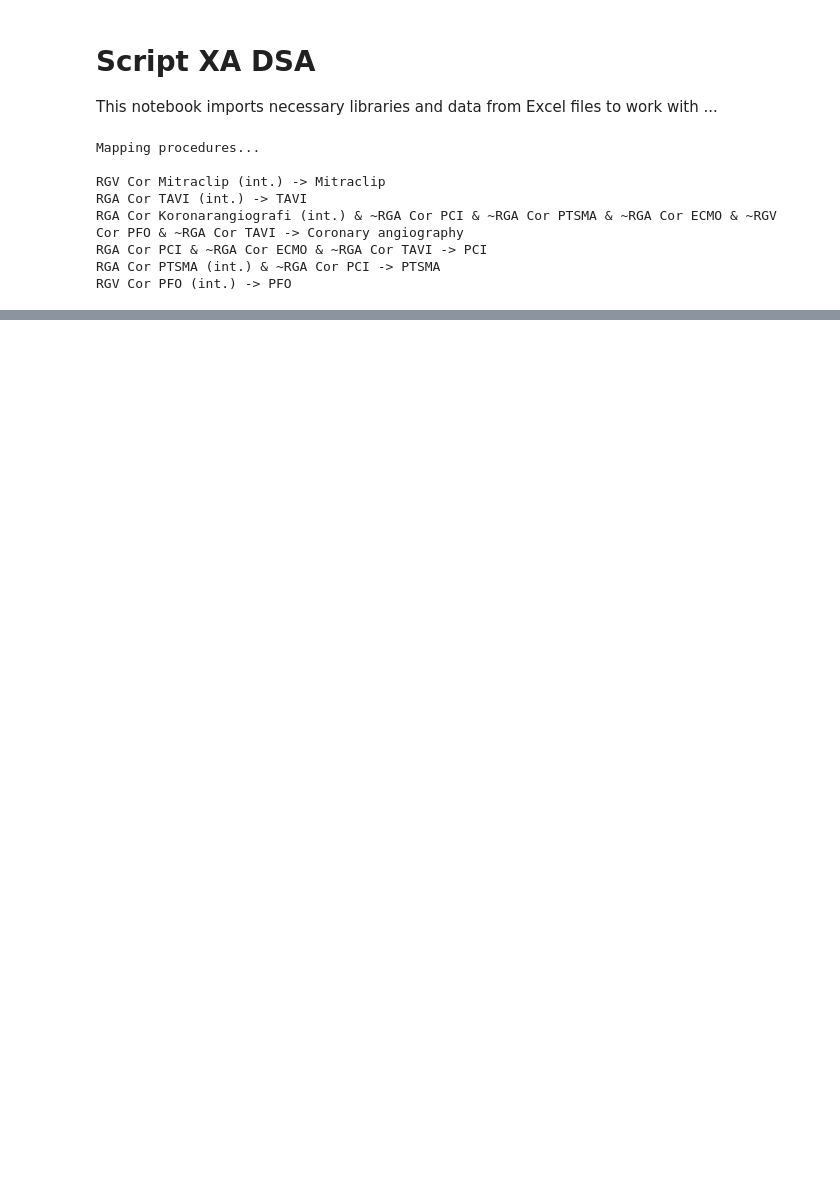
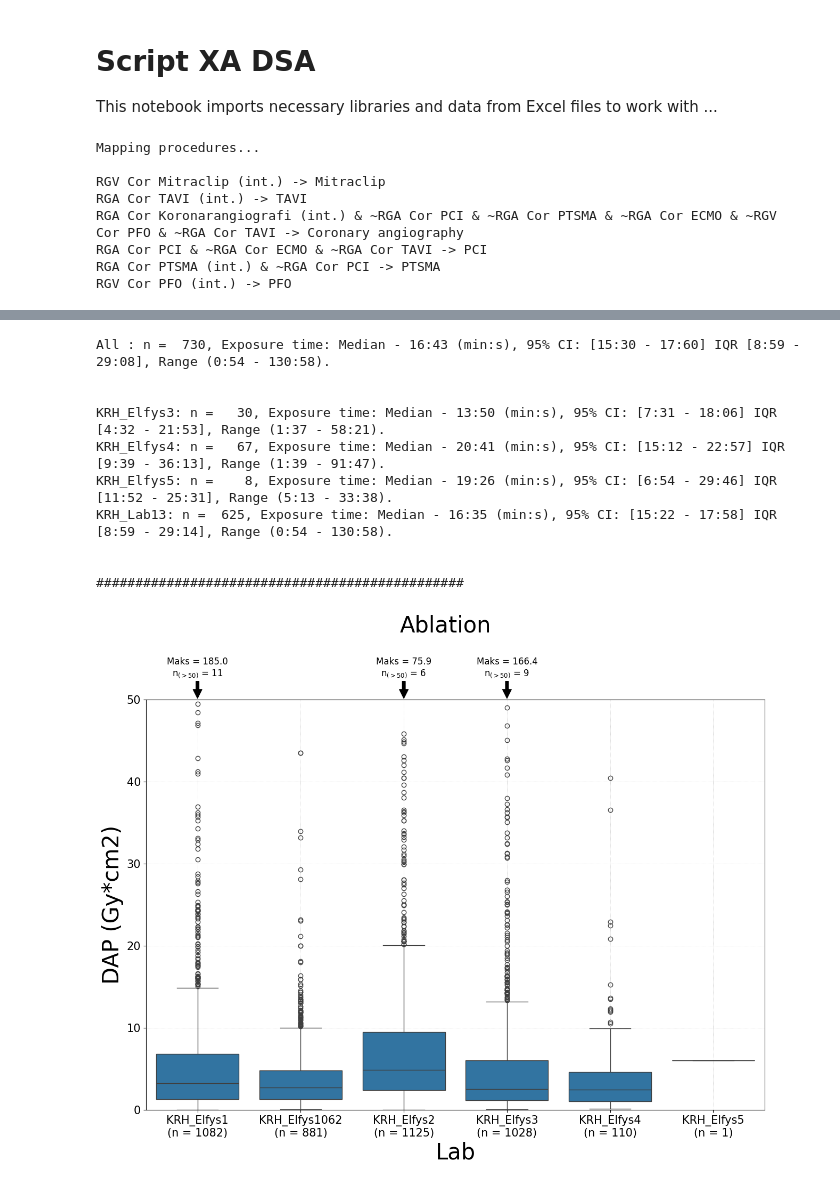
Before and after one commit to BHOsteras/XA_DoseAnalysis, a Jupyter notebook: notebooks/script_xa_cardiac_ECR.ipynb, the cells around one changed output, grey strips where cells are left out. Cells and saved outputs as stored; diff of their text form; code cells hidden in the pictures; blank space fills up the shorter version.

```diff
--- a/notebooks/script_xa_cardiac_ECR.ipynb
+++ b/notebooks/script_xa_cardiac_ECR.ipynb
@@ -223,0 +237,15 @@ NameError: name 'data_pci' is not defined
+# %%
+from xa_dose_analysis import dt_ids7_export_module as bh_utils
+from xa_dose_analysis import mapping_module as bh_map
+from xa_dose_analysis import plot_module as bh_plot
+import pandas as pd
+data = pd.read_pickle("/run/media/bhosteras/PRIVATE_USB/Intervensjon Doser/data/data_cardiac.pkl")
+
+data_pacemaker = data[data['Modality Room'].isin(['KRH_Elfys1', 'KRH_Elfys1062', 'KRH_Elfys2', 'KRH_Elfys3','KRH_Elfys4', 'KRH_Elfys5', 'KRH_Lab13'])]
+from xa_dose_analysis.mapping_dicts import mapping_dict_elfys_ecr as elfys_dict
+import importlib
+importlib.reload(elfys_dict)
+
+# Get the mapping dictionary:
+mapping_dict = elfys_dict.get_elfys_mapping_dict()
+data_pacemaker = bh_map.map_procedures(data_pacemaker, mapping_dict, True)
@@ -223,0 +270,21 @@ NameError: name 'data_pci' is not defined
+# %%
+from xa_dose_analysis import plot_module as bh_plot
+from xa_dose_analysis import reporting_module as bh_report
+
+importlib.reload(bh_plot)
+importlib.reload(bh_report)
+def run_analysis(data, procedure, y):
+    export = False
+    bh_plot.plot_representative_dose(data, procedure, y, export)
+    print('\n')
+    bh_report.report_exposure_time_all(data[data['Mapped Procedures'] == procedure], True)
+    print('\n')
+    bh_report.report_exposure_time_per_lab(data[data['Mapped Procedures'] == procedure], True)
+    print('\n')
+    print('###############################################')
+    print('\n')
+
+
+run_analysis(data_pacemaker, 'Ablation', 50)
+run_analysis(data_pacemaker, 'Pacemaker', 100)
+# %% [output]
@@ -223,0 +322,11 @@ NameError: name 'data_pci' is not defined
+All : n =  730, Exposure time: Median - 16:43 (min:s), 95% CI: [15:30 - 17:60] IQR [8:59 - 29:08], Range (0:54 - 130:58).
+
+
+KRH_Elfys3: n =   30, Exposure time: Median - 13:50 (min:s), 95% CI: [7:31 - 18:06] IQR [4:32 - 21:53], Range (1:37 - 58:21).
+KRH_Elfys4: n =   67, Exposure time: Median - 20:41 (min:s), 95% CI: [15:12 - 22:57] IQR [9:39 - 36:13], Range (1:39 - 91:47).
+KRH_Elfys5: n =    8, Exposure time: Median - 19:26 (min:s), 95% CI: [6:54 - 29:46] IQR [11:52 - 25:31], Range (5:13 - 33:38).
+KRH_Lab13: n =  625, Exposure time: Median - 16:35 (min:s), 95% CI: [15:22 - 17:58] IQR [8:59 - 29:14], Range (0:54 - 130:58).
+
+
+###############################################
+[figure, added]
```
Also changed, not shown: parts of 4 cells of this notebook, 2 other files.
